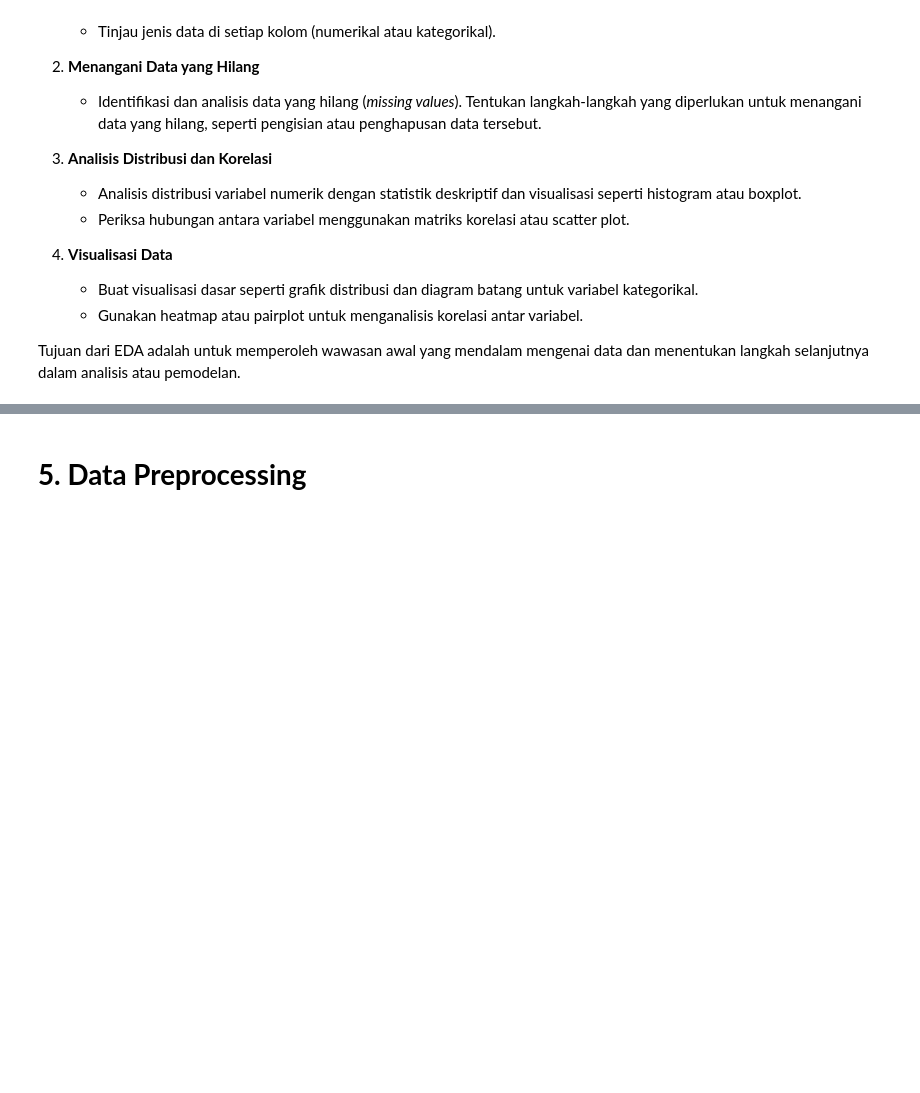
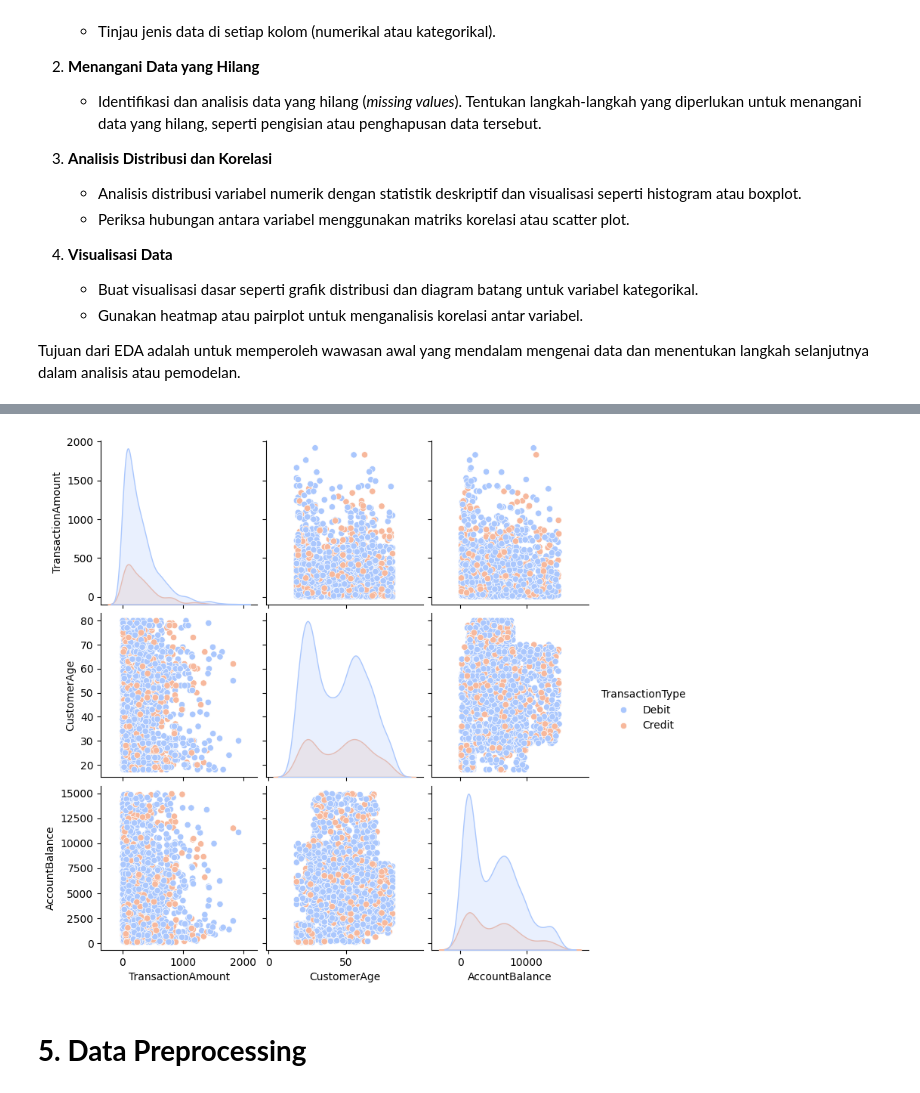
Before and after one commit to kresnaj/machinelearning-endproject-dicodingcourse, a Jupyter notebook: [Clustering]_Submission_Akhir_BMLP_Your_Name_(Updated).ipynb, the cells around one changed output, grey strips where cells are left out. Cells and saved outputs as stored; diff of their text form; code cells hidden in the pictures; blank space fills up the shorter version.

```diff
--- a/[Clustering]_Submission_Akhir_BMLP_Your_Name_(Updated).ipynb
+++ b/[Clustering]_Submission_Akhir_BMLP_Your_Name_(Updated).ipynb
@@ -57,3 +154,8 @@ Tujuan dari EDA adalah untuk memperoleh wawasan awal yang mendalam mengenai data
+# %%
+sb.pairplot(df_features, hue="TransactionType", diag_kind="kde", palette="coolwarm")
+plt.show()
+# %% [output]
+[figure, added]
 # %% [markdown]
 # **5. Data Preprocessing**
 # %% [markdown]
```
Also changed, not shown: parts of 17 cells of this notebook.
